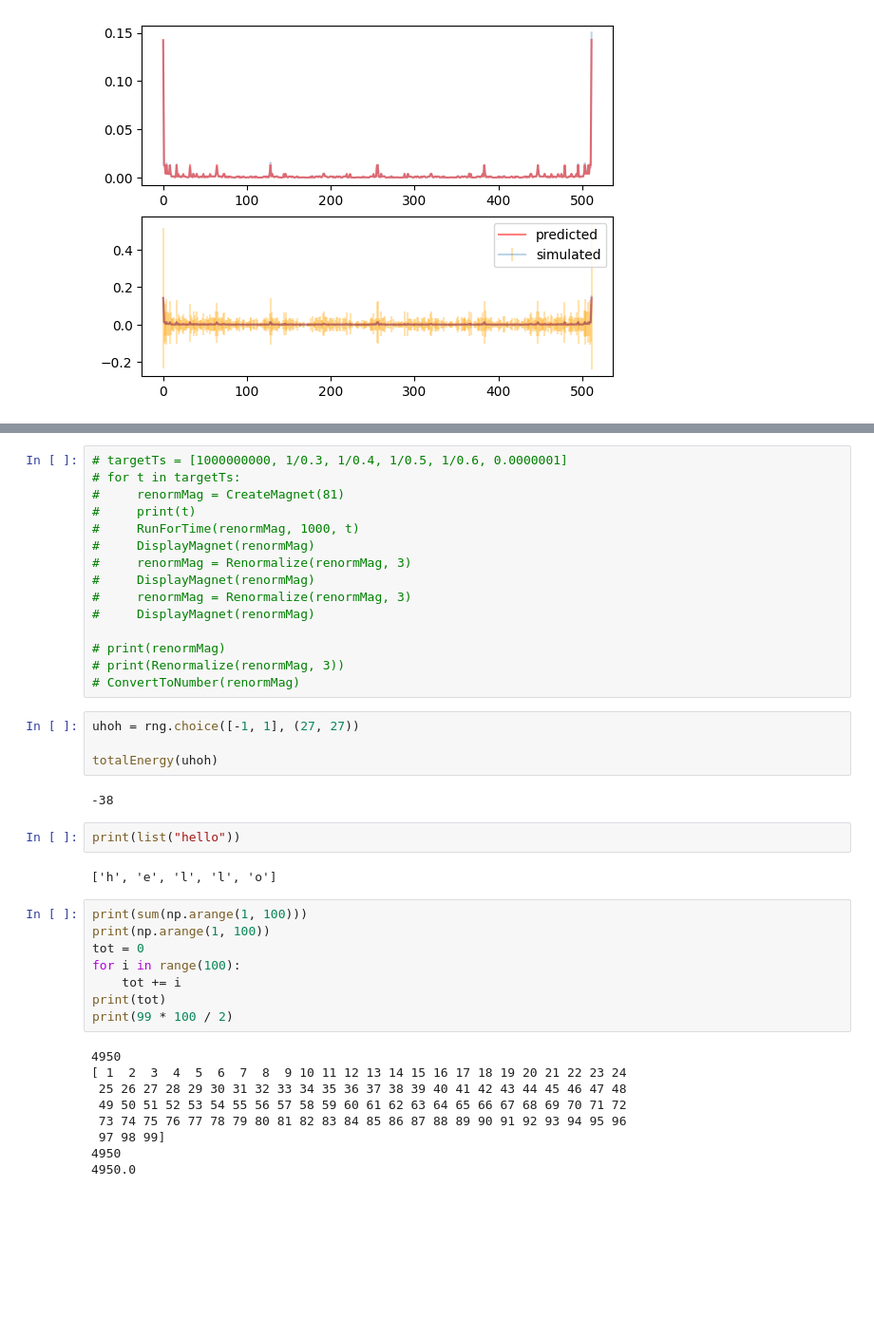
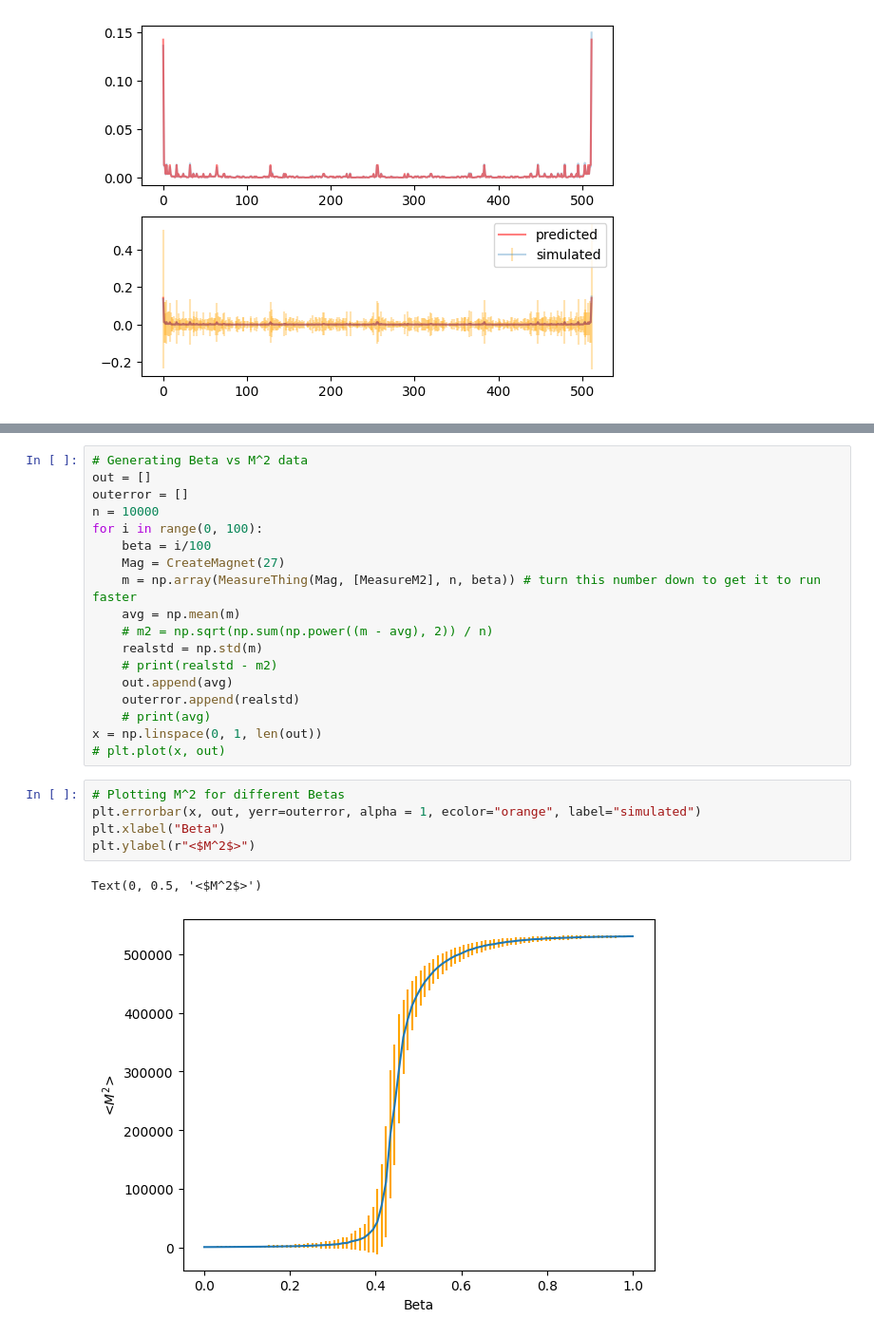
Before and after one commit to Goldartfrog/ComputationalPhysics, a Jupyter notebook: CompPhys/Project 2/ising.ipynb, the cells around one changed output, grey strips where cells are left out. Shown at 95% size. Drawn from its saved outputs; the diff is of its cells as text; blank space fills up the shorter version.

```diff
--- a/CompPhys/Project 2/ising.ipynb
+++ b/CompPhys/Project 2/ising.ipynb
@@ -285,42 +292,26 @@ axs[0, 1].plot(x, x*x)
-# %%
-# targetTs = [1000000000, 1/0.3, 1/0.4, 1/0.5, 1/0.6, 0.0000001]
-# for t in targetTs:
-#     renormMag = CreateMagnet(81)
-#     print(t)
-#     RunForTime(renormMag, 1000, t)
-#     DisplayMagnet(renormMag)
-#     renormMag = Renormalize(renormMag, 3)
-#     DisplayMagnet(renormMag)
-#     renormMag = Renormalize(renormMag, 3)
-#     DisplayMagnet(renormMag)
-
-# print(renormMag)
-# print(Renormalize(renormMag, 3))
-# ConvertToNumber(renormMag)
-# %%
-uhoh = rng.choice([-1, 1], (27, 27))
-
-totalEnergy(uhoh)
-# %% [output]
--38
-# %%
-print(list("hello"))
-# %% [output]
-['h', 'e', 'l', 'l', 'o']
-# %%
-print(sum(np.arange(1, 100)))
-print(np.arange(1, 100))
-tot = 0
-for i in range(100):
-    tot += i
-print(tot)
-print(99 * 100 / 2)
-# %% [output]
-4950
-[ 1  2  3  4  5  6  7  8  9 10 11 12 13 14 15 16 17 18 19 20 21 22 23 24
- 25 26 27 28 29 30 31 32 33 34 35 36 37 38 39 40 41 42 43 44 45 46 47 48
- 49 50 51 52 53 54 55 56 57 58 59 60 61 62 63 64 65 66 67 68 69 70 71 72
- 73 74 75 76 77 78 79 80 81 82 83 84 85 86 87 88 89 90 91 92 93 94 95 96
- 97 98 99]
-4950
-4950.0
+# %%
+# Generating Beta vs M^2 data
+out = []
+outerror = []
+n = 10000
+for i in range(0, 100):
+    beta = i/100
+    Mag = CreateMagnet(27)
+    m = np.array(MeasureThing(Mag, [MeasureM2], n, beta)) # turn this number down to get it to run faster
+    avg = np.mean(m)
+    # m2 = np.sqrt(np.sum(np.power((m - avg), 2)) / n)
+    realstd = np.std(m)
+    # print(realstd - m2)
+    out.append(avg)
+    outerror.append(realstd)
+    # print(avg)
+x = np.linspace(0, 1, len(out))
+# plt.plot(x, out)
+# %%
+# Plotting M^2 for different Betas
+plt.errorbar(x, out, yerr=outerror, alpha = 1, ecolor="orange", label="simulated")
+plt.xlabel("Beta")
+plt.ylabel(r"<$M^2$>")
+# %% [output]
+Text(0, 0.5, '<$M^2$>')
+[figure, added]
```
Also changed, not shown: parts of 16 cells of this notebook, 1 other file.
